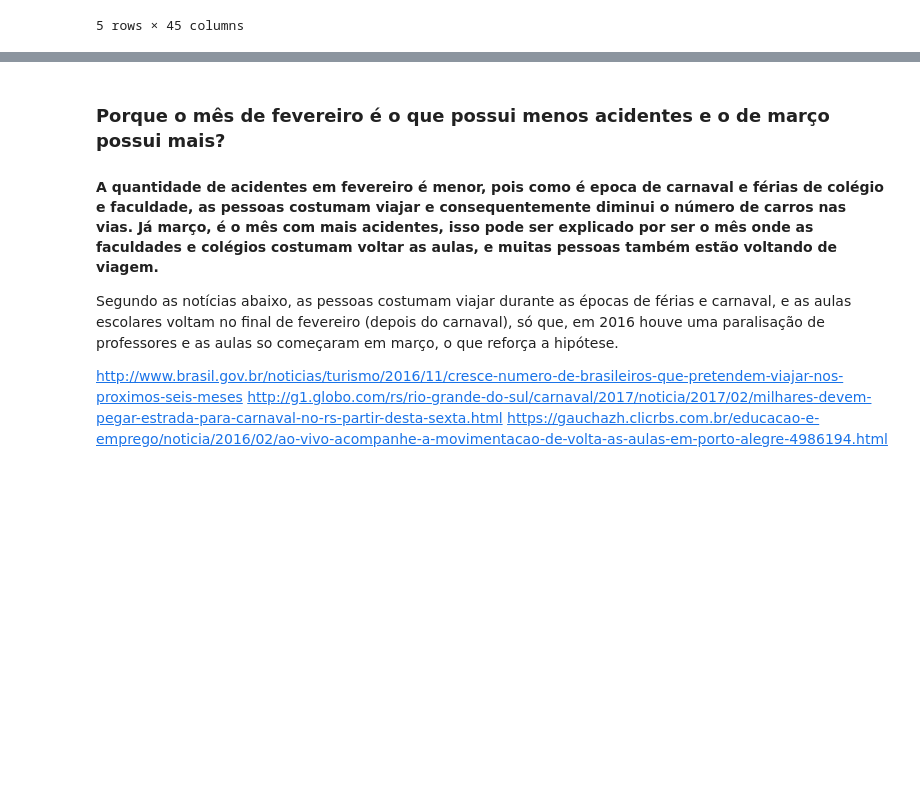
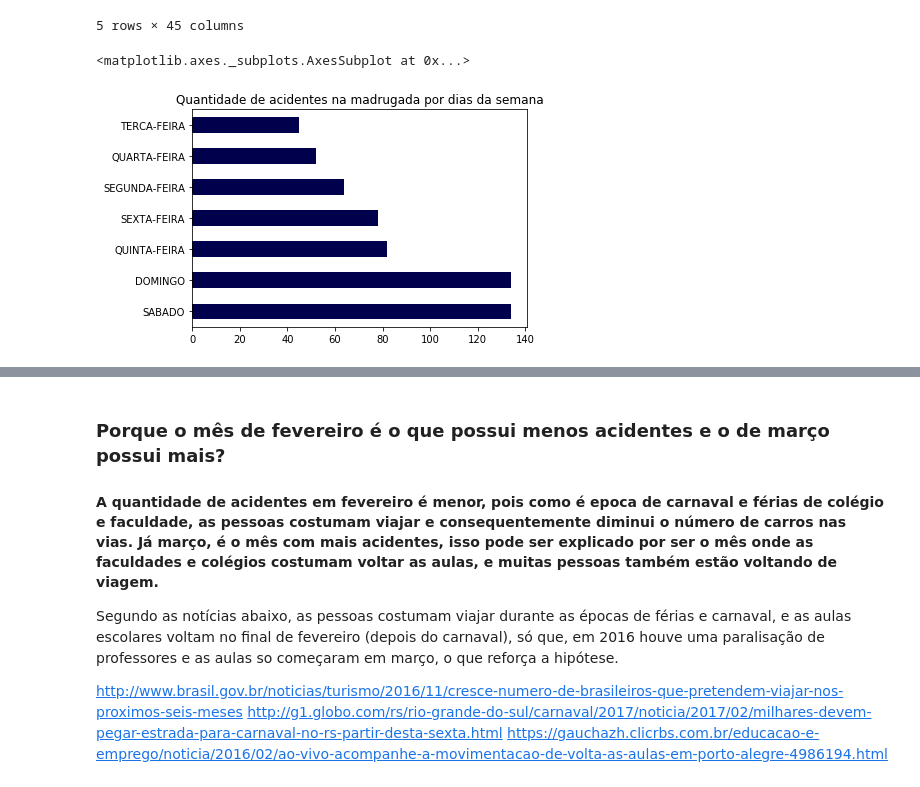
Before and after one commit to if1015-datascience-ufpe/2018-2-projeto-data-lords, a Jupyter notebook: project.ipynb, the cells around one changed output, grey strips where cells are left out. Saved outputs shown, nothing was run; the diff lists cells and outputs as text; code cells hidden in the pictures; blank space fills up the shorter version.

```diff
--- a/project.ipynb
+++ b/project.ipynb
@@ -798,3 +798,9 @@ dawn_accidents_data.head(5)
 | 49 | 622572 | -51.212129 | -30.049790 | PCA PRINCESA ISABEL | AV BENTO GONCALVES | 0 | Cruzamento | ABALROAMENTO | PCA PRINCESA ISABEL & AV BENTO GO... | 0 | ... |
 | 119 | 622387 | -51.204902 | -30.034584 | R SAO MANOEL | NaN | 157 | Logradouro | ABALROAMENTO | 157 R SAO MANOEL | 0 | ... |
 5 rows × 45 columns
+# %%
+dawn_accidents_weekday = dawn_accidents_data['DIA_SEM'].value_counts()
+dawn_accidents_weekday.plot.barh(color =(0,0,0.3), title='Quantidade de acidentes na madrugada por dias da semana')
+# %% [output]
+<matplotlib.axes._subplots.AxesSubplot at 0x...>
+[figure, added]
```
Also changed, not shown: parts of 9 cells of this notebook, 3 other files.
